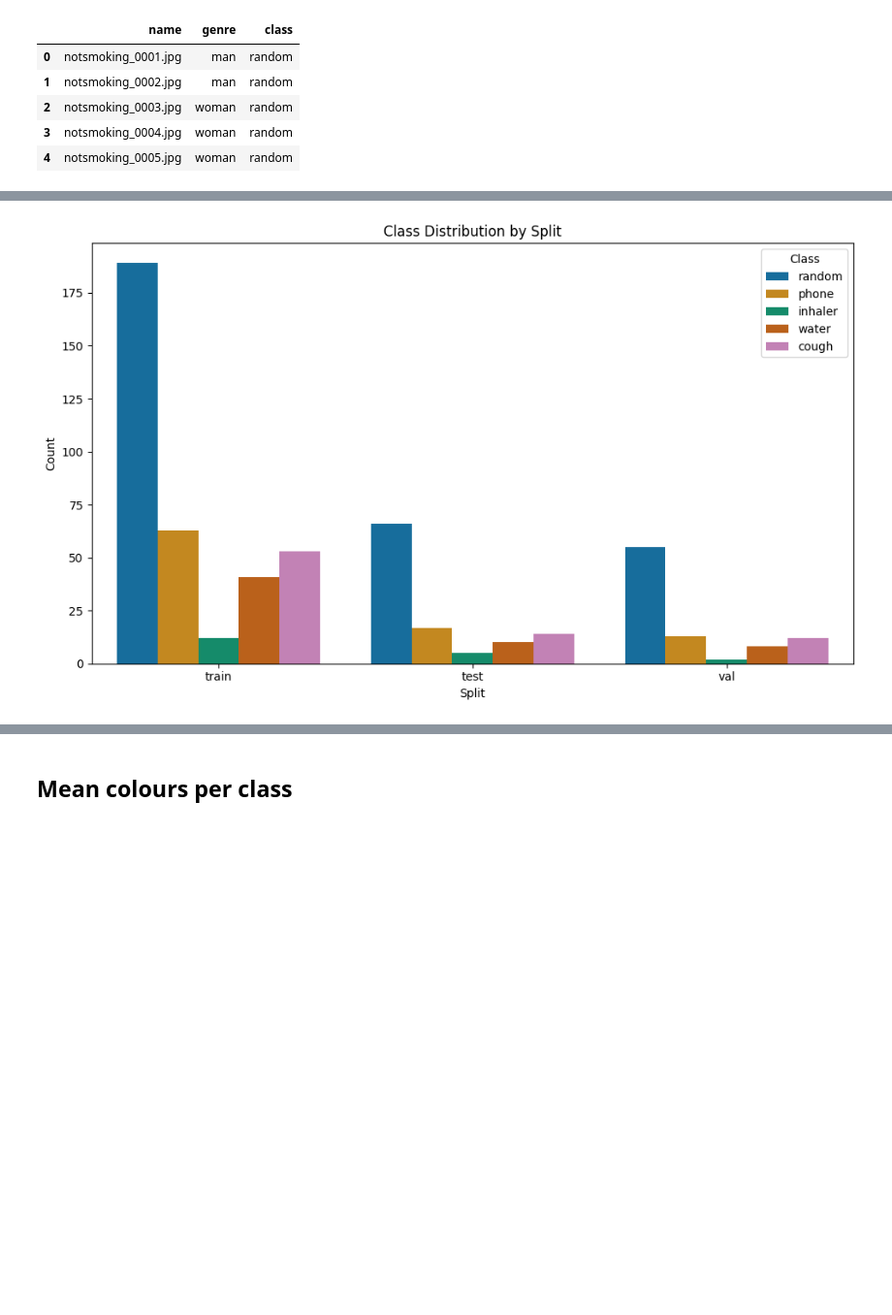
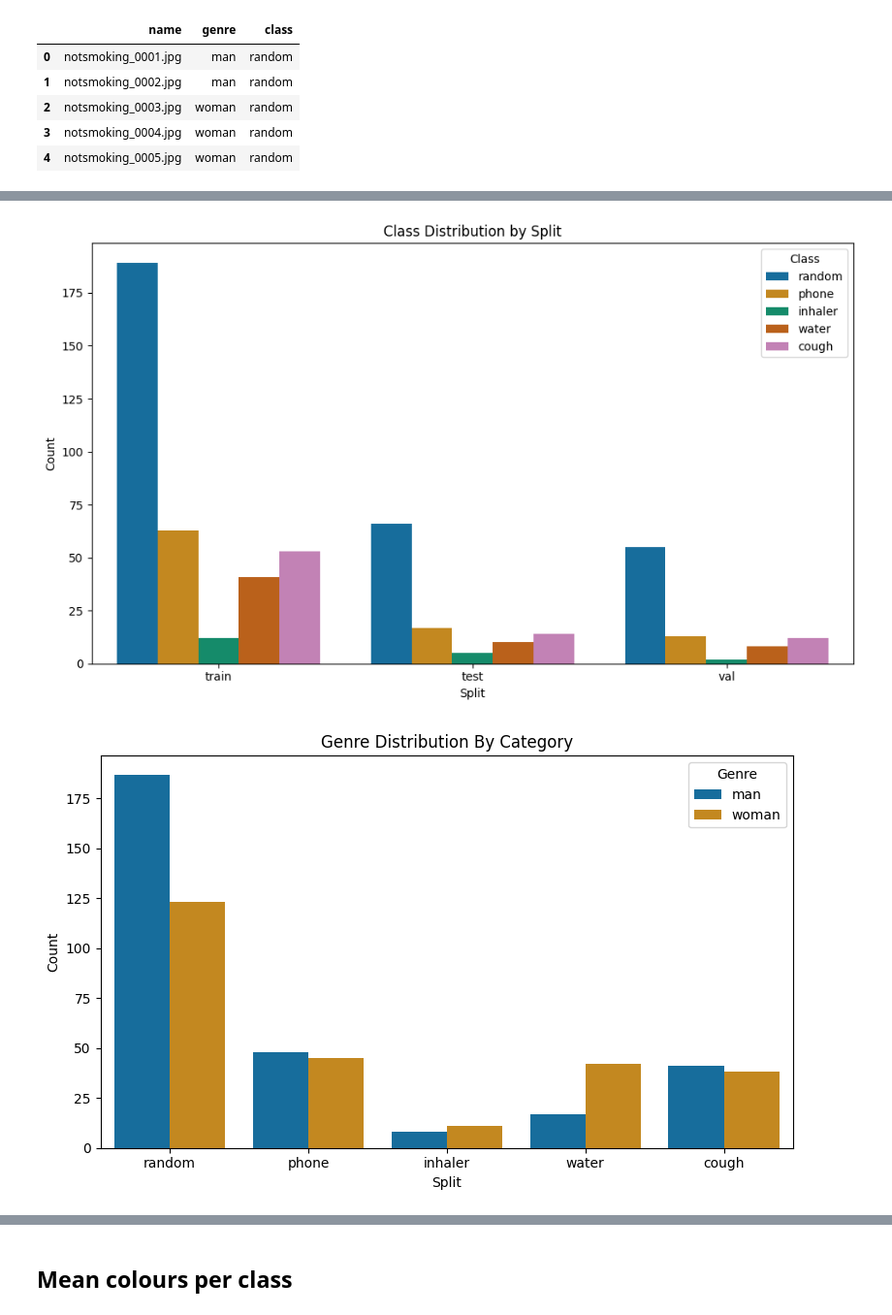
Before and after one commit to lantrol/SoftwareDevML, a Jupyter notebook: notebooks/data_exploration.ipynb, the cells around one changed output, grey strips where cells are left out. Shown at 97% size. Saved outputs shown, nothing was run; the diff lists cells and outputs as text; code cells hidden in the pictures; blank space fills up the shorter version.

Commit message:
Added couple of plots of genre and classification

```diff
--- a/notebooks/data_exploration.ipynb
+++ b/notebooks/data_exploration.ipynb
@@ -135,7 +135,7 @@ genres = genres.rename(columns={"filename": "name"})
 df_classification = pd.merge(categories, genres, on="name", how="inner")
 
 # Keep only required columns
-df_classification = df_classification[["name", "classification", "category"]]
+df_classification = df_classification[["name", "genre", "category"]]
 
 # Rename for consistency
 df_classification = df_classification.rename(columns={
@@ -153,7 +153,7 @@ df_classification.head()
 | 4 | notsmoking_0005.jpg | woman | random |
 # %%
 # ---- Get file splits from your DataModule ----
-dm = SmokerDataModule(data_dir="../../data", batch_size=32, num_workers=4)
+dm = SmokerDataModule(data_dir="../data", batch_size=32, num_workers=4)
 dm.setup()
 
 def dataset_to_df(dataset, split_name):
@@ -167,30 +167,58 @@ df_train = dataset_to_df(dm.train_dataset, "train")
 df_val   = dataset_to_df(dm.val_dataset, "val")
 df_test  = dataset_to_df(dm.test_dataset, "test")
 
 df_splits = pd.concat([df_train, df_val, df_test], ignore_index=True)
 
 # ---- Merge splits with metadata ----
 df = pd.merge(df_classification, df_splits, on="name", how="inner")
+
 
 # ---- Plot genre distribution ----
 plt.figure(figsize=(8, 5))
 sns.countplot(data=df, x="split", hue="genre", palette="colorblind")
 plt.title("Genre Distribution by Split")
 plt.ylabel("Count")
 plt.xlabel("Split")
 plt.legend(title="Genre")
 plt.tight_layout()
 plt.show()
 
 # ---- Plot class distribution ----
 plt.figure(figsize=(10, 6))
 sns.countplot(data=df, x="split", hue="class", palette="colorblind")
 plt.title("Class Distribution by Split")
 plt.ylabel("Count")
 plt.xlabel("Split")
 plt.legend(title="Class")
 plt.tight_layout()
 plt.show()
+
+# ---- Genre Distribution By Category ----
+plt.figure(figsize=(8, 5))
+sns.countplot(data=df, x="class", hue="genre", palette="colorblind")
+plt.title("Genre Distribution By Category")
+plt.ylabel("Count")
+plt.xlabel("Split")
+plt.legend(title="Genre")
+plt.tight_layout()
+plt.show()
+
+# ---- Class distribution by genre ----
+df_classes = pd.read_csv("../data/class.csv")
+df_classes = df_classes.rename(columns = {"class": "label"})
+df_classes["label"] = df_classes["label"].replace({0: "No Smoking", 1:"Smoking"})
+df_genre = pd.read_csv("../data/genres.csv")
+df_cls_genre = pd.merge(df_genre, df_classes, on="name", how="inner")
+
+plt.figure(figsize=(8, 5))
+sns.countplot(data=df_cls_genre, x="label", hue="genre", palette="colorblind")
+plt.title("Genre Distribution By Label")
+plt.ylabel("Count")
+plt.xlabel("")
+plt.legend(title="Genre")
+plt.tight_layout()
+plt.show()
 # %% [output]
 [figure]
 [figure]
+[figure, added]
```
Also changed, not shown: parts of 2 cells of this notebook.
